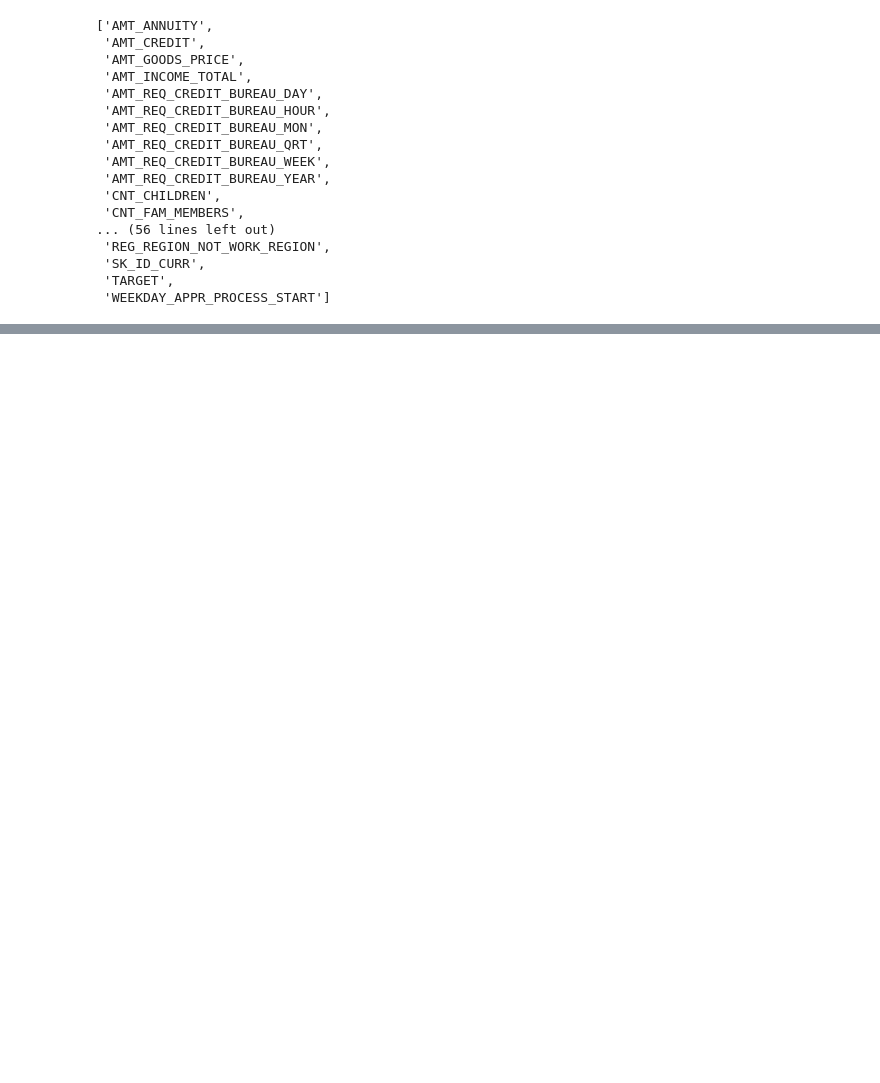
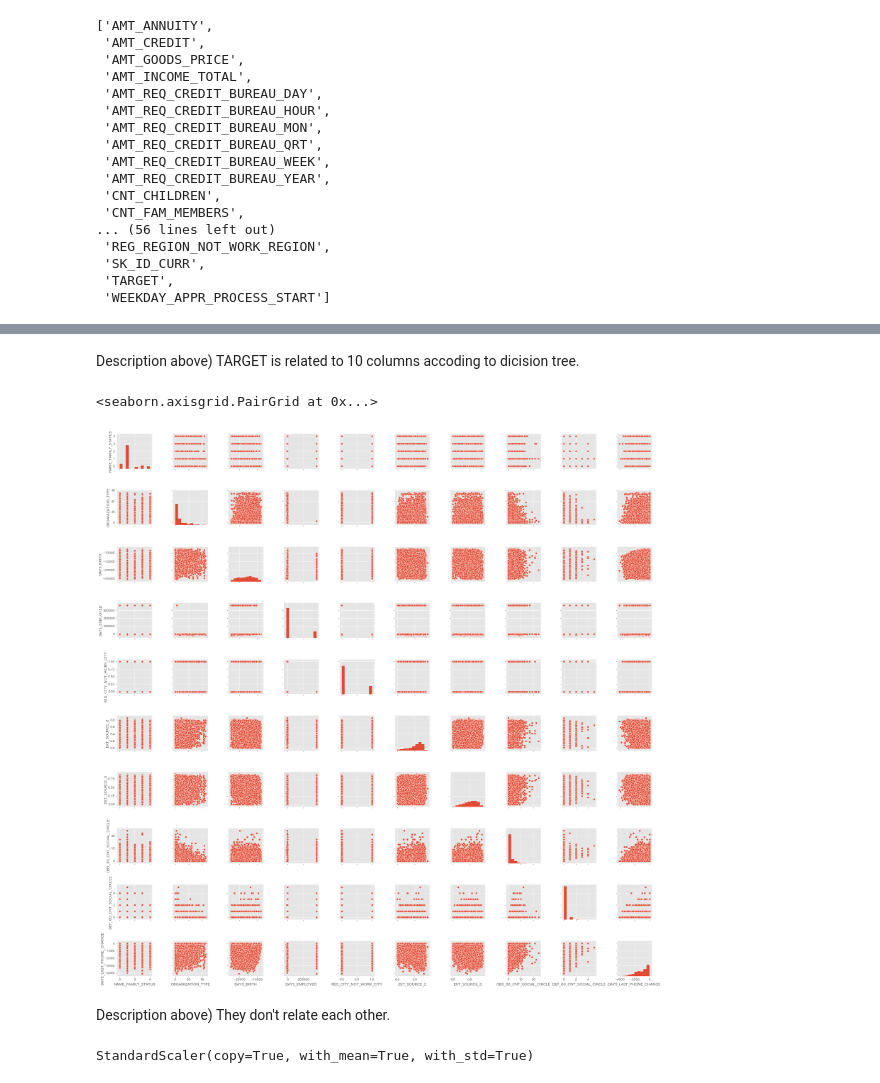
Before and after one commit to Yohei-Kawakami/diveintocode-ml, a Jupyter notebook: week3/week3-session.ipynb, the cells around one changed output, grey strips where cells are left out. Cells and saved outputs as stored; diff of their text form; code cells hidden in the pictures; blank space fills up the shorter version.

```diff
--- a/week3/week3-session.ipynb
+++ b/week3/week3-session.ipynb
@@ -403,0 +336,5 @@ StandardScaler(copy=True, with_mean=True, with_std=True)
+# %%
+# Random sampling 10000 index
+import random
+df_train_sample = df_train_analysis.sample(n=10000)
+df_train_sample.head() # No1
@@ -403,0 +531,2 @@ StandardScaler(copy=True, with_mean=True, with_std=True)
+# %% [markdown]
+Description above) TARGET is related to 10 columns accoding to dicision tree.
@@ -404,3 +547,26 @@ StandardScaler(copy=True, with_mean=True, with_std=True)
+# %%
+# No5
+# Data before standardization
+
+import seaborn as sns
+import matplotlib.pyplot as plt
+
+import seaborn as sns
+%matplotlib inline
+
+sns.pairplot(df_train_tree)
+# %% [output]
+<seaborn.axisgrid.PairGrid at 0x...>
+[figure, added]
+# %% [markdown]
+Description above) They don't relate each other.
+# %%
+from sklearn.preprocessing import StandardScaler
+
+scaler = StandardScaler()
+scaler.fit(df_train_tree)
+# %% [output]
+StandardScaler(copy=True, with_mean=True, with_std=True)
 # %%
 scaler.mean_
 # %% [output]
```
Also changed, not shown: parts of 95 cells of this notebook.
